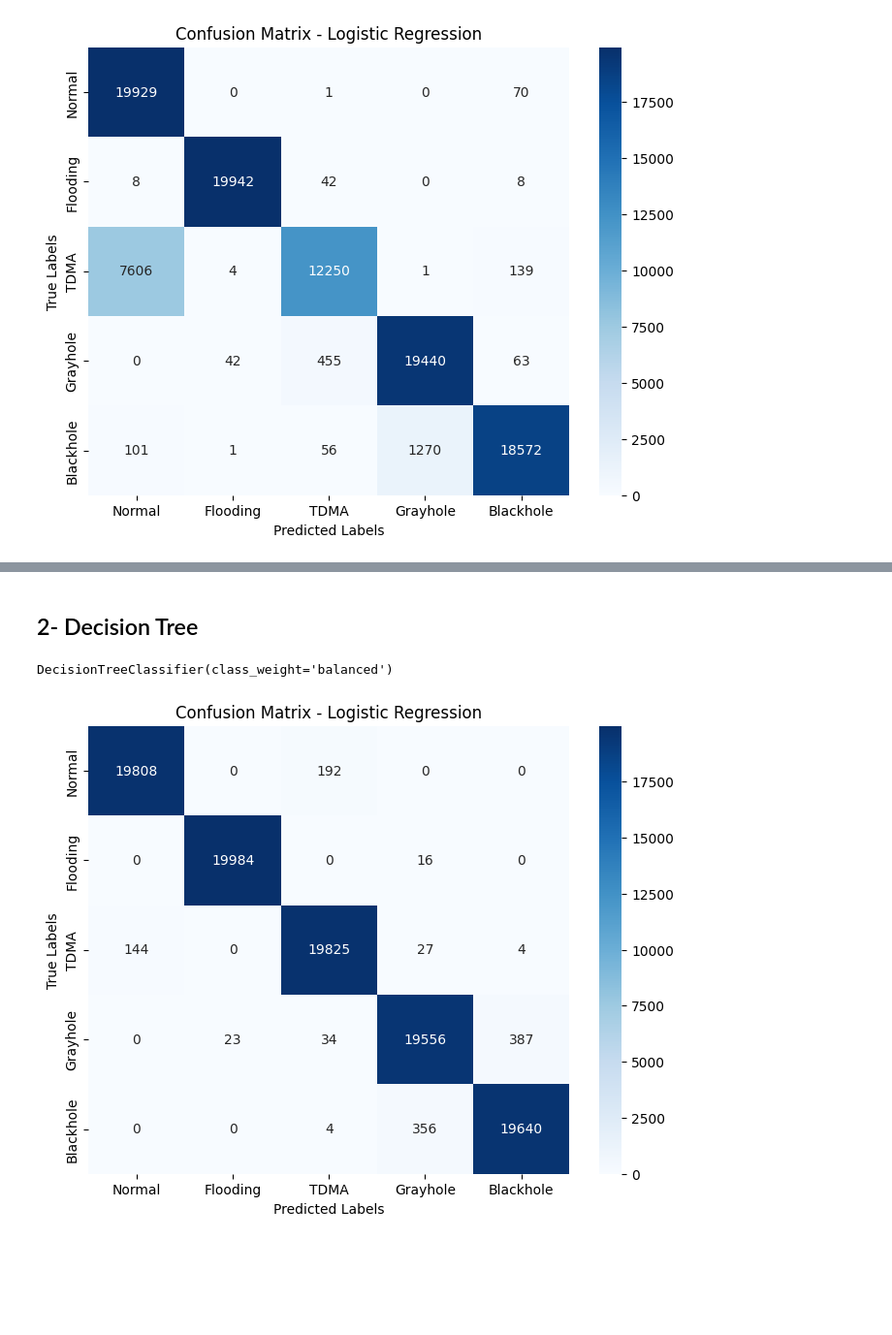
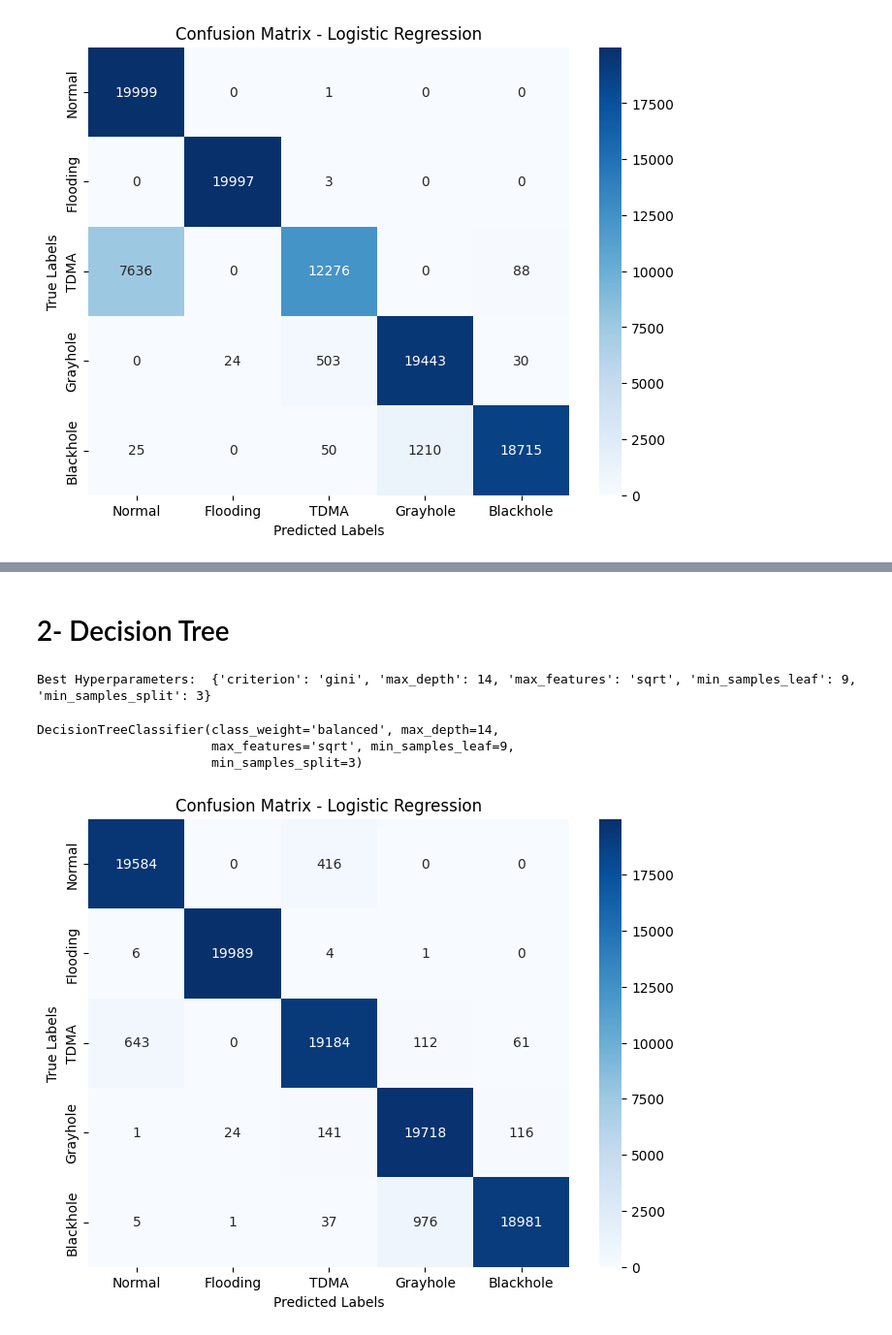
Before and after one commit to Nedal-haltam/ML-wsn-ids-ds-project, a Jupyter notebook: wsn-ids-ds-notebook.ipynb, the cells around one changed output, grey strips where cells are left out. Shown at 97% size. Cells and saved outputs as stored; diff of their text form; code cells hidden in the pictures; blank space fills up the shorter version.

```diff
--- a/wsn-ids-ds-notebook.ipynb
+++ b/wsn-ids-ds-notebook.ipynb
@@ -340,3 +352,7 @@ DFTestInputScaledSelected = DFTestInputScaled[top_features]
+# %%
+# split the data into training and testing sets
+from sklearn.model_selection import train_test_split
+TrainInput, TestInput, TrainOutput, TestOutput = train_test_split(DFInputs, DFOutput, train_size=0.8, random_state=42, stratify=DFOutput)
 # %%
 import sklearn.metrics
 def ComputeMetrics(ytrue, ypredicted, ypredictedProba):
@@ -371,16 +387,16 @@ param_distributions = {
     'max_iter': randint(100, 1000)
 }
 
-# ModelLR = sklearn.linear_model.LogisticRegression(class_weight='balanced')
-# random_search = RandomizedSearchCV(ModelLR, param_distributions, n_iter=10, cv=3, scoring='f1_weighted', random_state=42, n_jobs=-1)
-# random_search.fit(DFTrainInputScaledSelected, TrainOutput.values.ravel())
+ModelLR = sklearn.linear_model.LogisticRegression(class_weight='balanced')
+random_search = RandomizedSearchCV(ModelLR, param_distributions, n_iter=10, cv=3, scoring='f1_weighted', random_state=42, n_jobs=-1)
+random_search.fit(TrainInput, TrainOutput.values.ravel())
 
-# best_params = random_search.best_params_
-# print("Best Hyperparameters: ", best_params)
+best_params = random_search.best_params_
+print("Best Hyperparameters: ", best_params)
 
-# ModelLR = sklearn.linear_model.LogisticRegression(**best_params, class_weight='balanced')
-# ModelLR.fit(DFTrainInputScaledSelected, TrainOutput.values.ravel())
+ModelLR = sklearn.linear_model.LogisticRegression(**best_params, class_weight='balanced')
+ModelLR.fit(TrainInput, TrainOutput.values.ravel())
 
-ModelLR = sklearn.linear_model.LogisticRegression(max_iter=1000,solver='newton-cg',class_weight='balanced')
-ModelLR.fit(DFTrainInputScaledSelected, TrainOutput)
+# ModelLR = sklearn.linear_model.LogisticRegression(max_iter=1000,solver='newton-cg',class_weight='balanced')
+# ModelLR.fit(TrainInput, TrainOutput)
 # %% [output]
@@ -437,5 +455,5 @@ plt.show()
 # %% [markdown]
-## 2- Decision Tree
+# 2- Decision Tree
 # %%
 import sklearn.tree
 from sklearn.model_selection import RandomizedSearchCV
@@ -447,26 +465,28 @@ param_distributions = {
     'min_samples_leaf': randint(1, 20),
     'max_features': ['auto', 'sqrt', 'log2'],
 }
+ModelDT = sklearn.tree.DecisionTreeClassifier(class_weight='balanced')
+random_search = RandomizedSearchCV(ModelDT, param_distributions, n_iter=10, cv=3, scoring='f1_weighted', random_state=42, n_jobs=-1)
+random_search.fit(TrainInput, TrainOutput.values.ravel())
+best_params = random_search.best_params_
+print("Best Hyperparameters: ", best_params)
+ModelDT = sklearn.tree.DecisionTreeClassifier(**best_params, class_weight='balanced')
+ModelDT.fit(TrainInput, TrainOutput.values.ravel())
+
 # ModelDT = sklearn.tree.DecisionTreeClassifier(class_weight='balanced')
-# random_search = RandomizedSearchCV(ModelDT, param_distributions, n_iter=10, cv=3, scoring='f1_weighted', random_state=42, n_jobs=-1)
-# random_search.fit(DFTrainInputScaledSelected, TrainOutput.values.ravel())
-# best_params = random_search.best_params_
-# print("Best Hyperparameters: ", best_params)
-# ModelDT = sklearn.tree.DecisionTreeClassifier(**best_params, class_weight='balanced')
-# ModelDT.fit(DFTrainInputScaledSelected, TrainOutput.values.ravel())
-
-ModelDT = sklearn.tree.DecisionTreeClassifier(class_weight='balanced')
+# ModelDT.fit(TrainInput, TrainOutput.values.ravel())
+# %% [output]
+Best Hyperparameters:  {'criterion': 'gini', 'max_depth': 14, 'max_features': 'sqrt', 'min_samples_leaf': 9, 'min_samples_split': 3}
+DecisionTreeClassifier(class_weight='balanced', max_depth=14,
+                       max_features='sqrt', min_samples_leaf=9,
+                       min_samples_split=3)
-# %%
-ModelDT.fit(DFTrainInputScaledSelected, TrainOutput.values.ravel())
-# %% [output]
-DecisionTreeClassifier(class_weight='balanced')
 # %%
-ypred = ModelDT.predict(DFTestInputScaledSelected)
-ypredProba = ModelDT.predict_proba(DFTestInputScaledSelected)
+ypred = ModelDT.predict(TestInput)
+ypredProba = ModelDT.predict_proba(TestInput)
 ConfusionMatrixDT = sklearn.metrics.confusion_matrix(TestOutput, ypred)
 VisualizeConfusionMatrix(ConfusionMatrixDT)
 # %% [output]
-[figure, old version]
+[figure, new version]
 # %%
 accuracyDT, balanced_accuracyDT, precisionDT, recallDT, f1DT, roc_aucDT, matthews_corrcoefDT = ComputeMetrics(TestOutput, ypred, ypredProba)
 # %%
```
Also changed, not shown: parts of 80 cells of this notebook, 4 other files.
